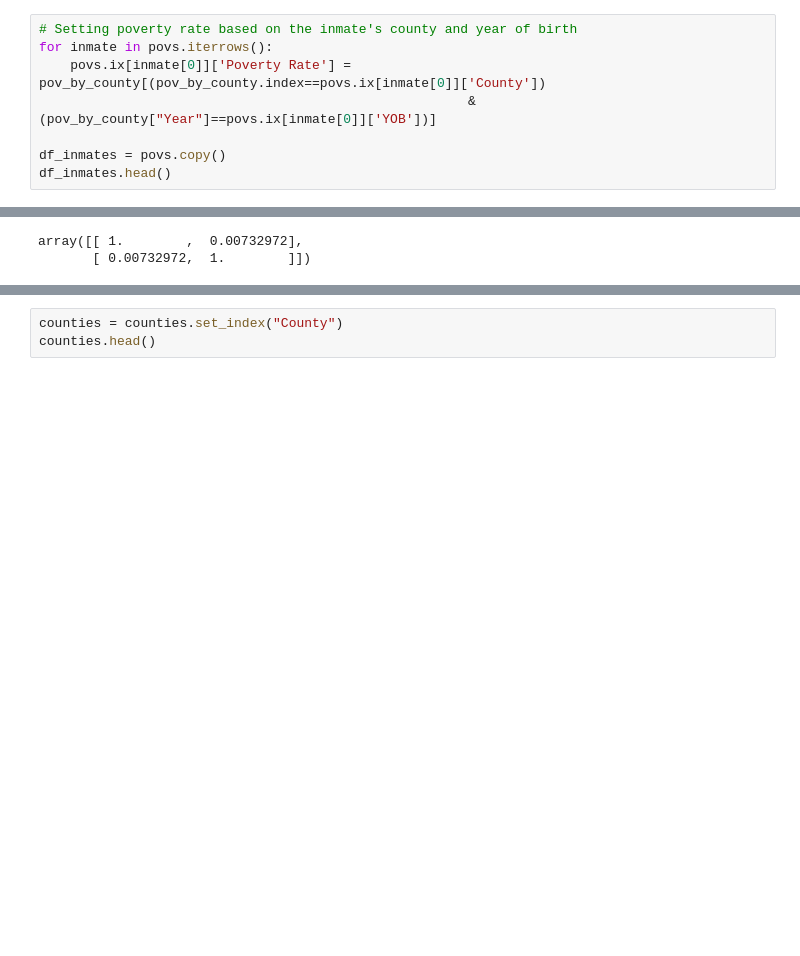
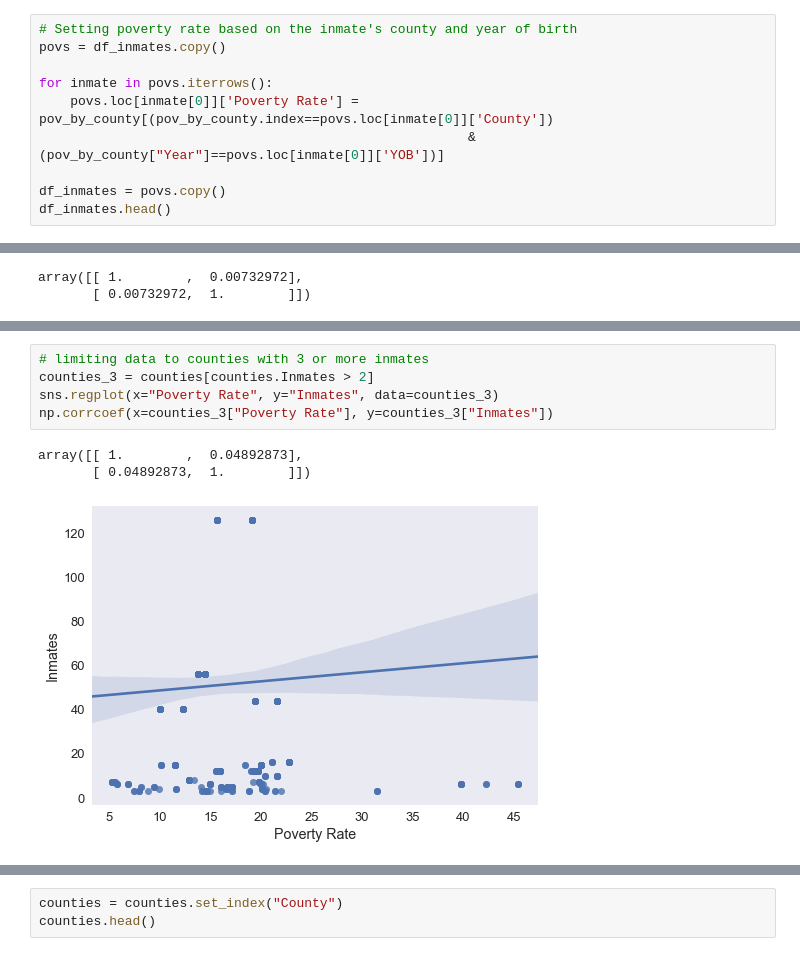
Before and after one commit to allanmc0913/Executions-and-Poverty-in-Texas, a Jupyter notebook: Executed Inmates Data Analysis.ipynb, the cells around one changed output, grey strips where cells are left out. Drawn from its saved outputs; the diff is of its cells as text; blank space fills up the shorter version.

```diff
--- a/Executed Inmates Data Analysis.ipynb
+++ b/Executed Inmates Data Analysis.ipynb
@@ -87,8 +89,10 @@ povs = df_inmates.copy()
 # %%
 # Setting poverty rate based on the inmate's county and year of birth
+povs = df_inmates.copy()
+
 for inmate in povs.iterrows():
-    povs.ix[inmate[0]]['Poverty Rate'] = pov_by_county[(pov_by_county.index==povs.ix[inmate[0]]['County'])
-                                                       & (pov_by_county["Year"]==povs.ix[inmate[0]]['YOB'])]
+    povs.loc[inmate[0]]['Poverty Rate'] = pov_by_county[(pov_by_county.index==povs.loc[inmate[0]]['County'])
+                                                       & (pov_by_county["Year"]==povs.loc[inmate[0]]['YOB'])]
 
 df_inmates = povs.copy()
 df_inmates.head()
@@ -236,0 +243,9 @@ array([[ 1.        ,  0.04892873],
+# %%
+# limiting data to counties with 3 or more inmates
+counties_3 = counties[counties.Inmates > 2]
+sns.regplot(x="Poverty Rate", y="Inmates", data=counties_3)
+np.corrcoef(x=counties_3["Poverty Rate"], y=counties_3["Inmates"])
+# %% [output]
+array([[ 1.        ,  0.04892873],
+       [ 0.04892873,  1.        ]])
+[figure, added]
```
Also changed, not shown: parts of 23 cells of this notebook.
